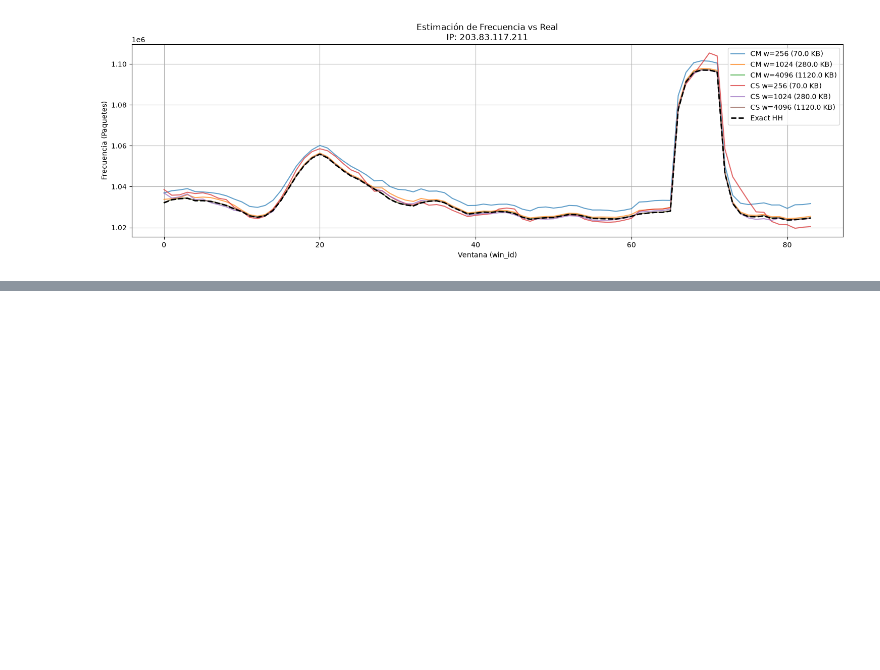
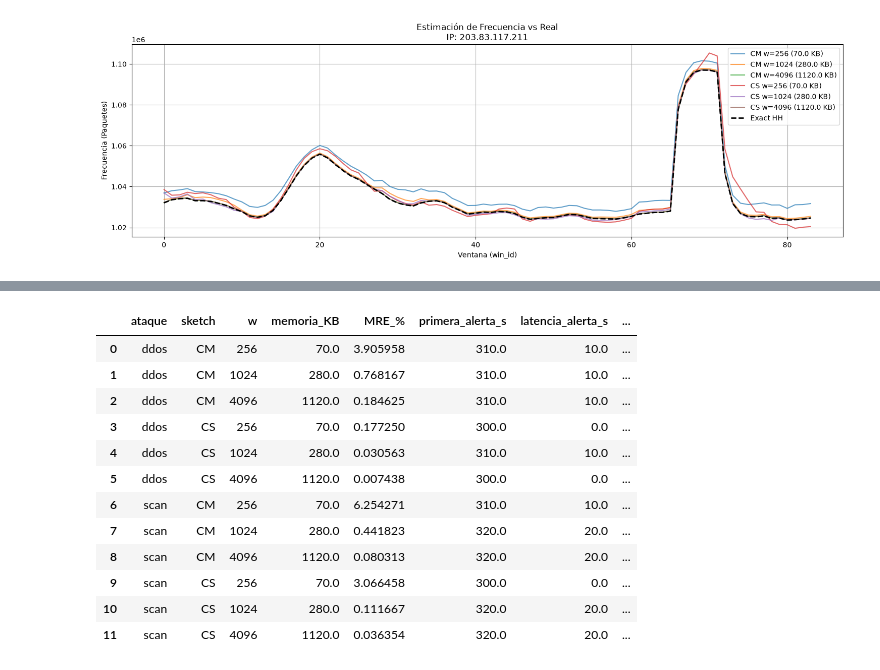
Before and after one commit to aceb30/CS-CMS-Attack-detection, a Jupyter notebook: testing_notebook.ipynb, the cells around one changed output, grey strips where cells are left out. Drawn from its saved outputs; the diff is of its cells as text; code cells hidden in the pictures; blank space fills up the shorter version.

```diff
--- a/testing_notebook.ipynb
+++ b/testing_notebook.ipynb
@@ -179,0 +788,57 @@ plt.show()
+# %%
+# Tabla resumen: precisión, memoria y latencia
+
+df_resumen = pd.merge(
+    df_mre,
+    df_latency[
+        [
+            "ataque",
+            "sketch",
+            "w",
+            "primera_alerta_s",
+            "tipo_primera_alerta",
+            "latencia_alerta_s",
+            "latencia_exacta_s",
+            "falsos_positivos",
+            "falsos_negativos"
+        ]
+    ],
+    on=["ataque", "sketch", "w"],
+    how="inner"
+)
+
+# Mostrar el MRE como porcentaje para facilitar la lectura
+df_resumen["MRE_%"] = df_resumen["MRE"] * 100
+
+# Orden de columnas para el informe
+df_resumen = df_resumen[
+    [
+        "ataque",
+        "sketch",
+        "w",
+        "memoria_KB",
+        "MRE_%",
+        "primera_alerta_s",
+        "latencia_alerta_s",
+        "latencia_exacta_s",
+        "tipo_primera_alerta",
+        "falsos_positivos",
+        "falsos_negativos"
+    ]
+]
+
+df_resumen
+# %% [output]
+|  | ataque | sketch | w | memoria_KB | MRE_% | primera_alerta_s | latencia_alerta_s | ... |
+| 0 | ddos | CM | 256 | 70.0 | 3.905958 | 310.0 | 10.0 | ... |
+| 1 | ddos | CM | 1024 | 280.0 | 0.768167 | 310.0 | 10.0 | ... |
+| 2 | ddos | CM | 4096 | 1120.0 | 0.184625 | 310.0 | 10.0 | ... |
+| 3 | ddos | CS | 256 | 70.0 | 0.177250 | 300.0 | 0.0 | ... |
+| 4 | ddos | CS | 1024 | 280.0 | 0.030563 | 310.0 | 10.0 | ... |
+| 5 | ddos | CS | 4096 | 1120.0 | 0.007438 | 300.0 | 0.0 | ... |
+| 6 | scan | CM | 256 | 70.0 | 6.254271 | 310.0 | 10.0 | ... |
+| 7 | scan | CM | 1024 | 280.0 | 0.441823 | 320.0 | 20.0 | ... |
+| 8 | scan | CM | 4096 | 1120.0 | 0.080313 | 320.0 | 20.0 | ... |
+| 9 | scan | CS | 256 | 70.0 | 3.066458 | 300.0 | 0.0 | ... |
+| 10 | scan | CS | 1024 | 280.0 | 0.111667 | 320.0 | 20.0 | ... |
+| 11 | scan | CS | 4096 | 1120.0 | 0.036354 | 320.0 | 20.0 | ... |
```
Also changed, not shown: parts of 9 cells of this notebook, 2 other files.
